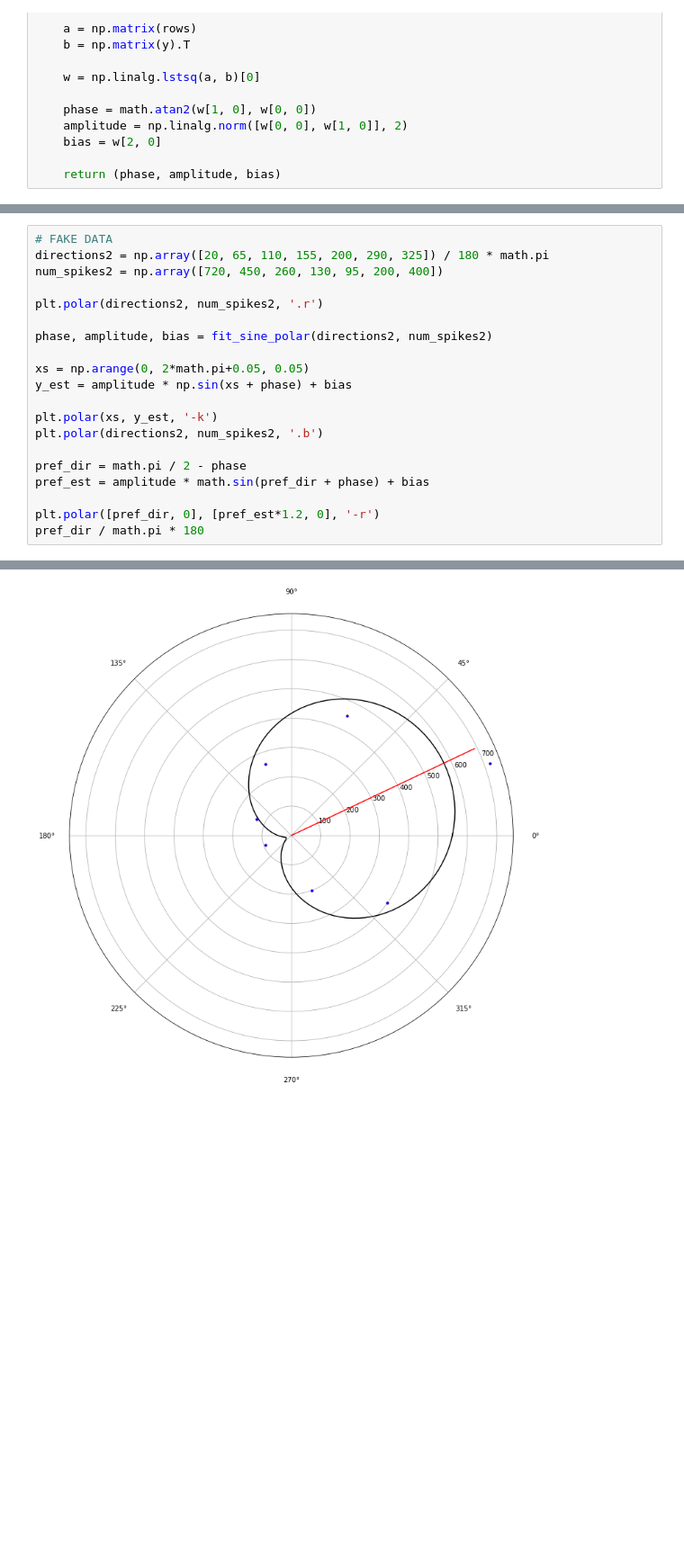
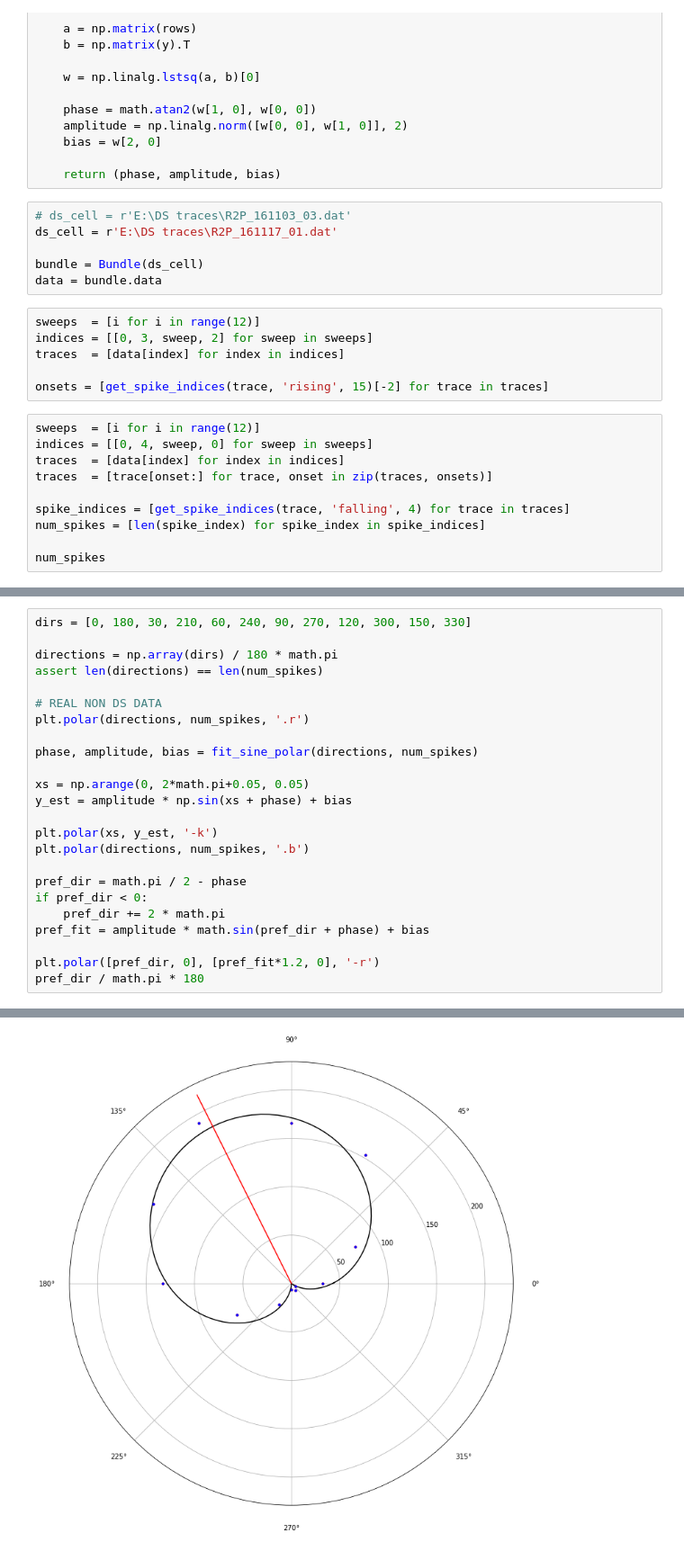
Before and after one commit to arrrobase/HekaBrowser, a Jupyter notebook: heka_test.ipynb, the cells around one changed output, grey strips where cells are left out. Shown: that part at 90% size. Cells and saved outputs as stored; diff of their text form; blank space fills up the shorter version.

Commit message:
works with real data

```diff
--- a/heka_test.ipynb
+++ b/heka_test.ipynb
@@ -65,3 +46,25 @@ def fit_sine_polar(x, y):
     bias = w[2, 0]
 
     return (phase, amplitude, bias)
+# %%
+# ds_cell = r'E:\DS traces\R2P_161103_03.dat'
+ds_cell = r'E:\DS traces\R2P_161117_01.dat'
+
+bundle = Bundle(ds_cell)
+data = bundle.data
+# %%
+sweeps  = [i for i in range(12)]
+indices = [[0, 3, sweep, 2] for sweep in sweeps]
+traces  = [data[index] for index in indices]
+
+onsets = [get_spike_indices(trace, 'rising', 15)[-2] for trace in traces]
+# %%
+sweeps  = [i for i in range(12)]
+indices = [[0, 4, sweep, 0] for sweep in sweeps]
+traces  = [data[index] for index in indices]
+traces  = [trace[onset:] for trace, onset in zip(traces, onsets)]
+
+spike_indices = [get_spike_indices(trace, 'falling', 4) for trace in traces]
+num_spikes = [len(spike_index) for spike_index in spike_indices]
+
+num_spikes
@@ -68,21 +73,25 @@ def fit_sine_polar(x, y):
 # %%
-# FAKE DATA
-directions2 = np.array([20, 65, 110, 155, 200, 290, 325]) / 180 * math.pi
-num_spikes2 = np.array([720, 450, 260, 130, 95, 200, 400])
+dirs = [0, 180, 30, 210, 60, 240, 90, 270, 120, 300, 150, 330]
 
-plt.polar(directions2, num_spikes2, '.r')
+directions = np.array(dirs) / 180 * math.pi
+assert len(directions) == len(num_spikes)
 
-phase, amplitude, bias = fit_sine_polar(directions2, num_spikes2)
+# REAL NON DS DATA
+plt.polar(directions, num_spikes, '.r')
+
+phase, amplitude, bias = fit_sine_polar(directions, num_spikes)
 
 xs = np.arange(0, 2*math.pi+0.05, 0.05)
 y_est = amplitude * np.sin(xs + phase) + bias
 
 plt.polar(xs, y_est, '-k')
-plt.polar(directions2, num_spikes2, '.b')
+plt.polar(directions, num_spikes, '.b')
 
 pref_dir = math.pi / 2 - phase
-pref_est = amplitude * math.sin(pref_dir + phase) + bias
+if pref_dir < 0:
+    pref_dir += 2 * math.pi
+pref_fit = amplitude * math.sin(pref_dir + phase) + bias
 
-plt.polar([pref_dir, 0], [pref_est*1.2, 0], '-r')
+plt.polar([pref_dir, 0], [pref_fit*1.2, 0], '-r')
 pref_dir / math.pi * 180
 # %% [output]
@@ -90 +99 @@ pref_dir / math.pi * 180
-[figure, old version]
+[figure, new version]
```
Also changed, not shown: parts of 8 cells of this notebook.
